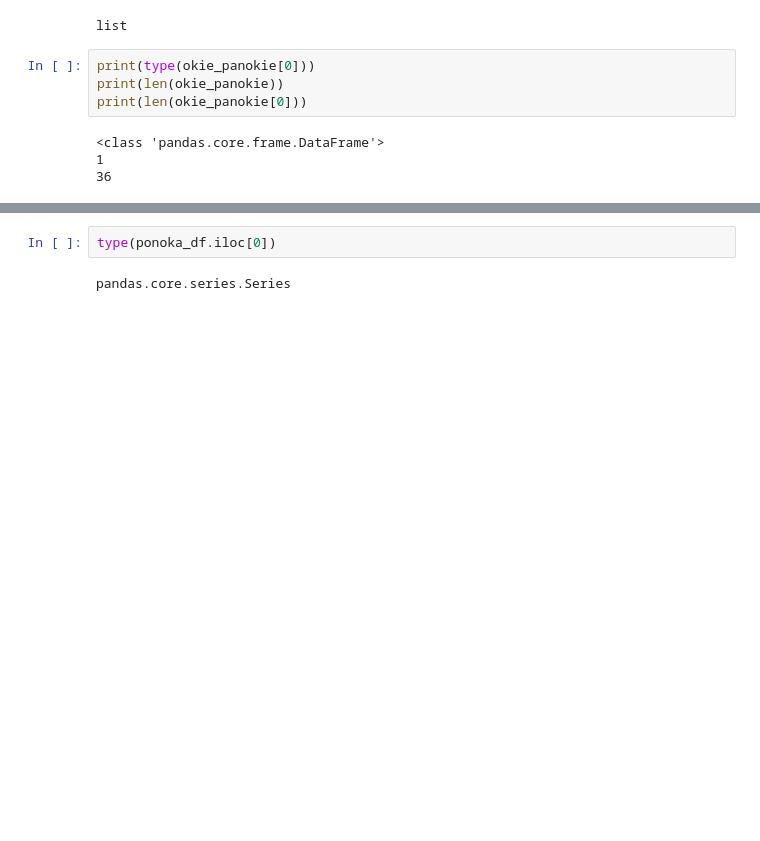
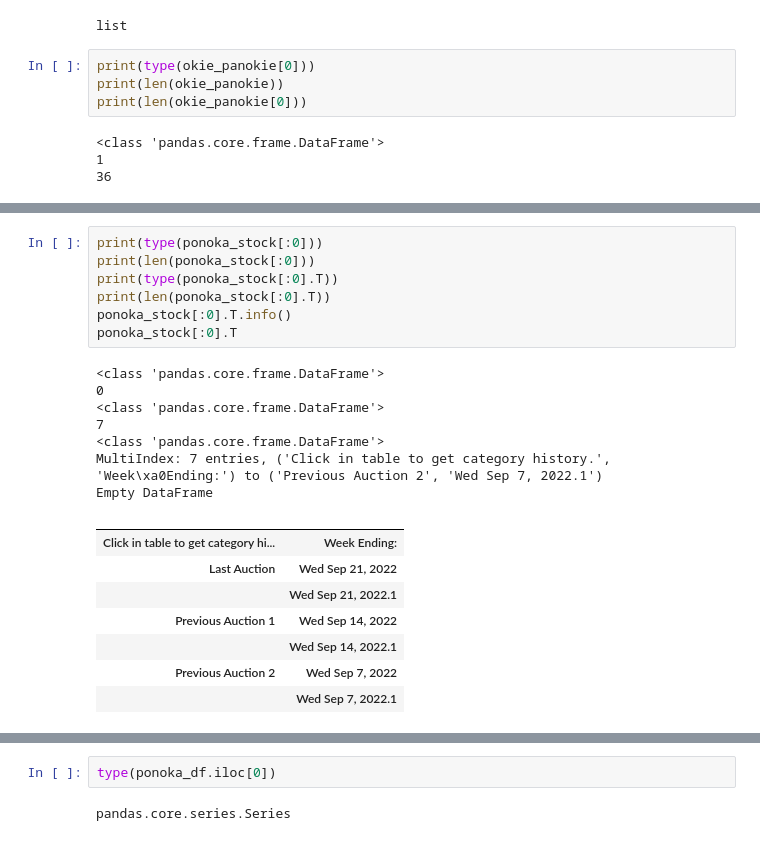
Before and after one commit to tarrencen/rice_farms, a Jupyter notebook: auction_prices.ipynb, the cells around one changed output, grey strips where cells are left out. Saved outputs shown, nothing was run; the diff lists cells and outputs as text; blank space fills up the shorter version.

Commit message:
Starting data conversion

```diff
--- a/auction_prices.ipynb
+++ b/auction_prices.ipynb
@@ -198,3 +152,26 @@ MultiIndex([('Click in table to get category history.',       'Week Ending:'),
+# %%
+print(type(ponoka_stock[:0]))
+print(len(ponoka_stock[:0]))
+print(type(ponoka_stock[:0].T))
+print(len(ponoka_stock[:0].T))
+ponoka_stock[:0].T.info()
+ponoka_stock[:0].T
+# %% [output]
+<class 'pandas.core.frame.DataFrame'>
+0
+<class 'pandas.core.frame.DataFrame'>
+7
+<class 'pandas.core.frame.DataFrame'>
+MultiIndex: 7 entries, ('Click in table to get category history.', 'Week\xa0Ending:') to ('Previous Auction 2', 'Wed Sep 7, 2022.1')
+Empty DataFrame
+|  |  |
+| Click in table to get category hi... | Week Ending: |
+| Last Auction | Wed Sep 21, 2022 |
+|  | Wed Sep 21, 2022.1 |
+| Previous Auction 1 | Wed Sep 14, 2022 |
+|  | Wed Sep 14, 2022.1 |
+| Previous Auction 2 | Wed Sep 7, 2022 |
+|  | Wed Sep 7, 2022.1 |
 # %%
 # Transpose df to position named rows as columns
 ponoka_df = ponoka_df.T
```
Also changed, not shown: parts of 11 cells of this notebook.
